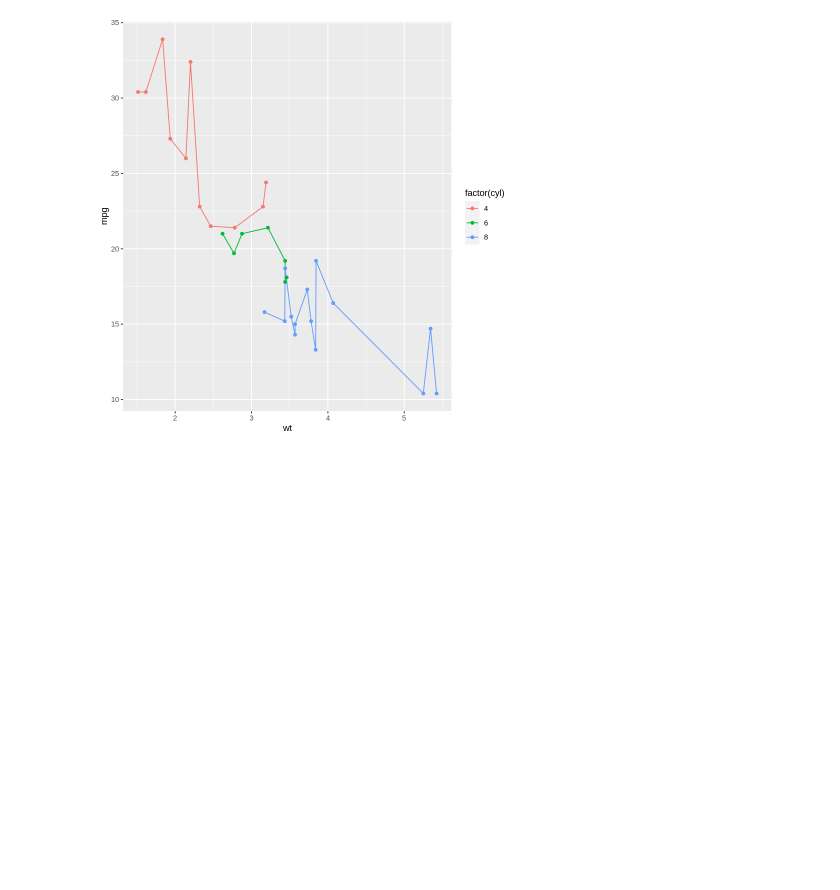
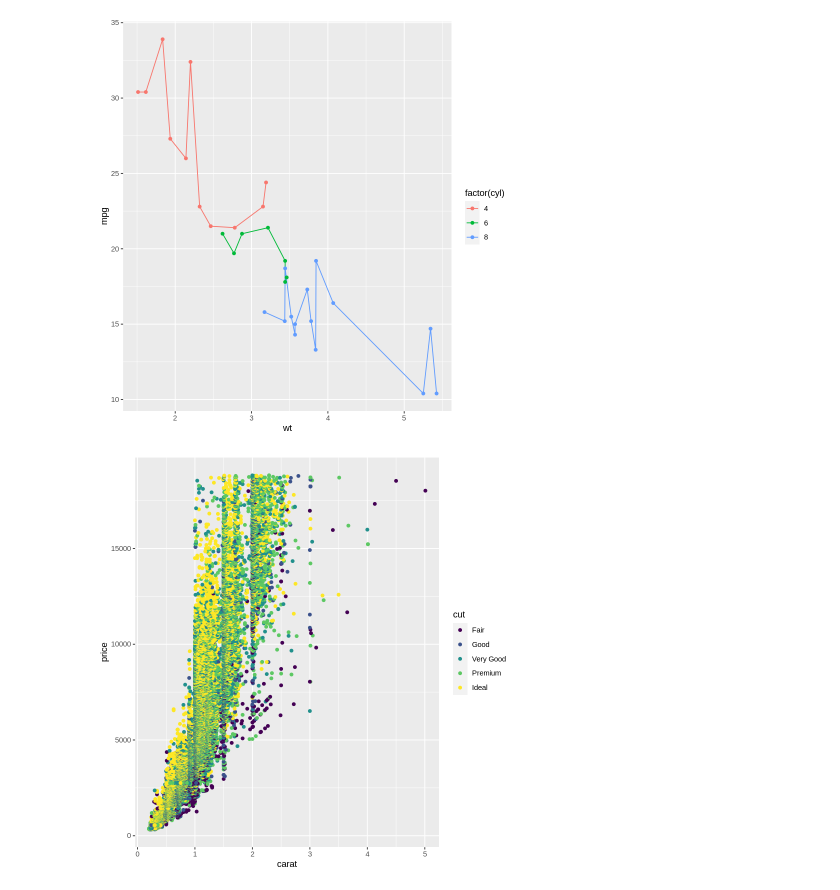
Before and after one commit to gyujin0450/RPRG_PartII, a Jupyter notebook: p259_기하학적기법시각화.ipynb, the cells around one changed output. Cells and saved outputs as stored; diff of their text form; code cells hidden in the pictures; blank space fills up the shorter version.

```diff
--- a/p259_기하학적기법시각화.ipynb
+++ b/p259_기하학적기법시각화.ipynb
@@ -310,0 +313,8 @@ qplot(wt, mpg, data = mtcars, geom = c("line","point"), color = factor(cyl))
+# %%
+# 미적 요소 매핑 & 기하학 객체 적용
+# aes(x축 변수, y축 변수, color = 변수) 형식으로 미적 요소 맵핑
+p <- ggplot(diamonds, aes(carat, price, color = cut))
+# geom_point() 함수를 적용하여 레이어 추가하기
+p + geom_point()
+# %% [output]
+[figure, added]
```
Also changed, not shown: parts of 5 cells of this notebook.
